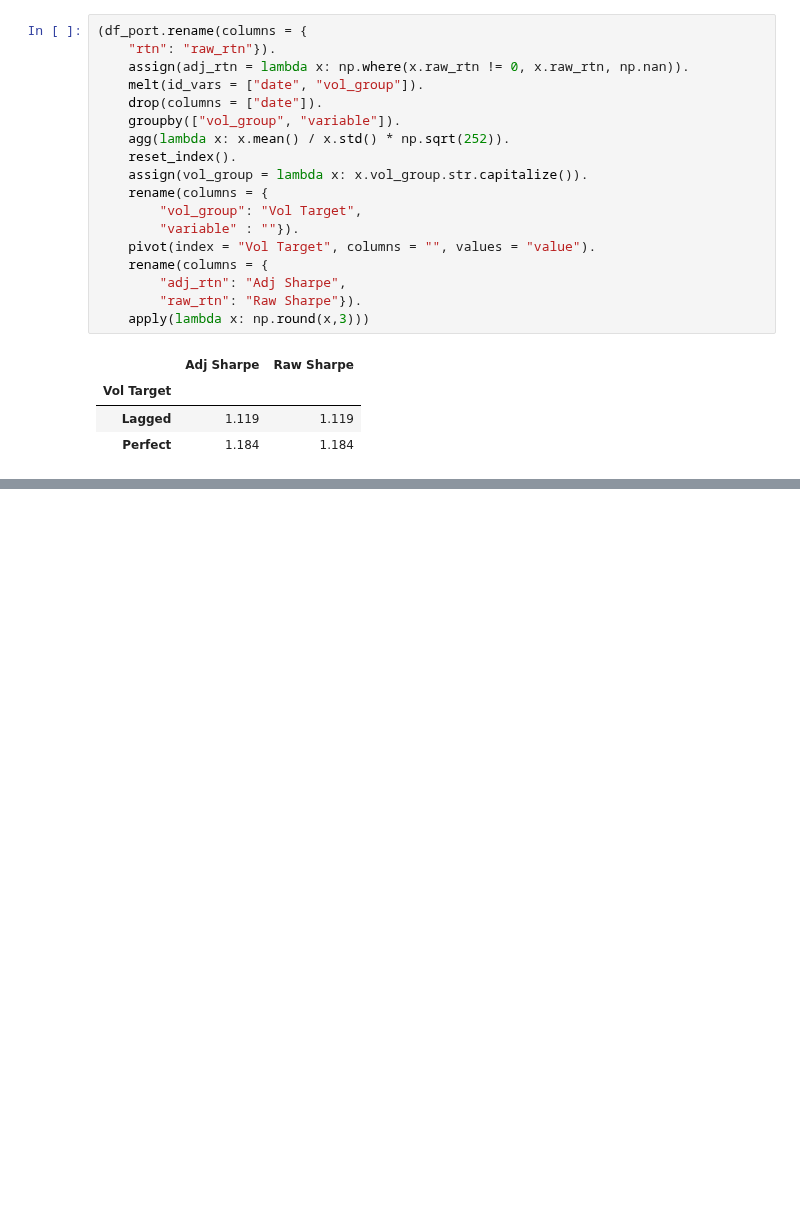
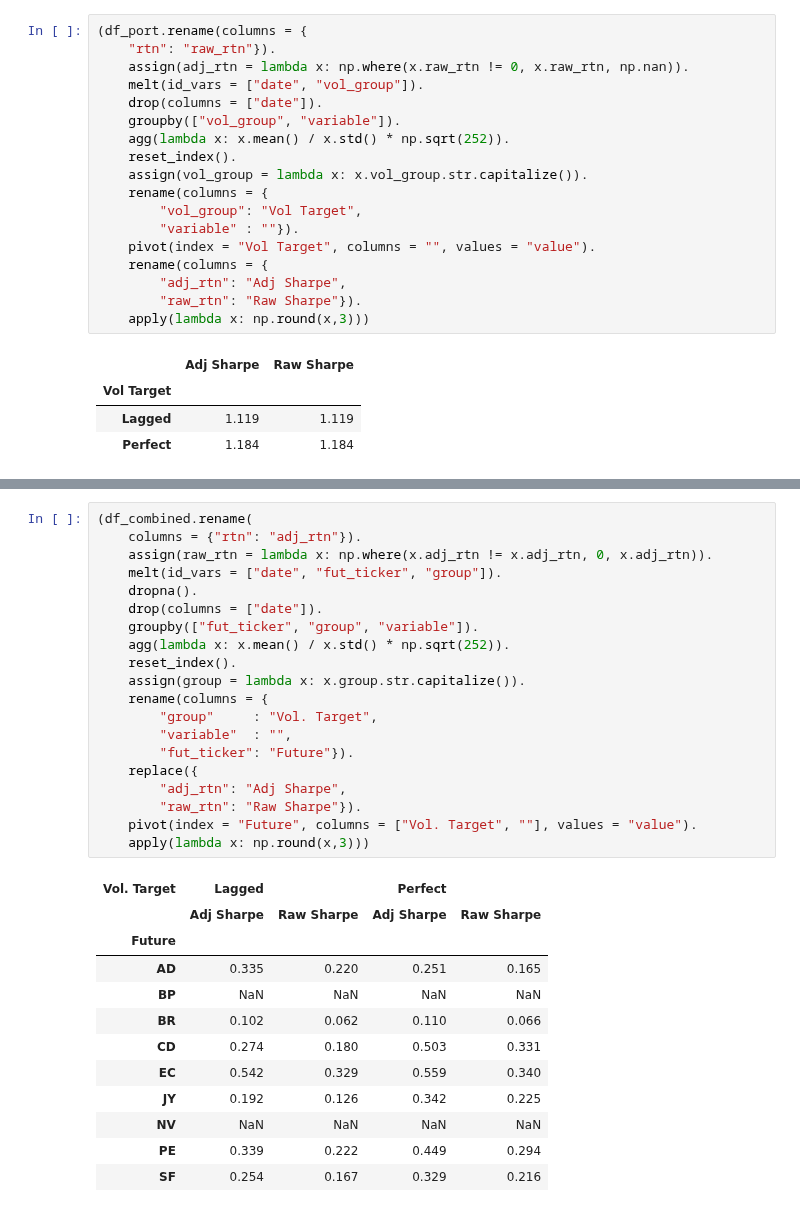
Before and after one commit to diegodalvarez/FXEquitySpillover, a Jupyter notebook: DeciledZScore.ipynb, the cells around one changed output, grey strips where cells are left out. Cells and saved outputs as stored; diff of their text form; blank space fills up the shorter version.

```diff
--- a/DeciledZScore.ipynb
+++ b/DeciledZScore.ipynb
@@ -354,0 +492,33 @@ plt.tight_layout()
+# %%
+(df_combined.rename(
+    columns = {"rtn": "adj_rtn"}).
+    assign(raw_rtn = lambda x: np.where(x.adj_rtn != x.adj_rtn, 0, x.adj_rtn)).
+    melt(id_vars = ["date", "fut_ticker", "group"]).
+    dropna().
+    drop(columns = ["date"]).
+    groupby(["fut_ticker", "group", "variable"]).
+    agg(lambda x: x.mean() / x.std() * np.sqrt(252)).
+    reset_index().
+    assign(group = lambda x: x.group.str.capitalize()).
+    rename(columns = {
+        "group"     : "Vol. Target",
+        "variable"  : "",
+        "fut_ticker": "Future"}).
+    replace({
+        "adj_rtn": "Adj Sharpe",
+        "raw_rtn": "Raw Sharpe"}).
+    pivot(index = "Future", columns = ["Vol. Target", ""], values = "value").
+    apply(lambda x: np.round(x,3)))
+# %% [output]
+| Vol. Target | Lagged |  | Perfect |  |
+|  | Adj Sharpe | Raw Sharpe | Adj Sharpe | Raw Sharpe |
+| Future |  |  |  |  |
+| AD | 0.335 | 0.220 | 0.251 | 0.165 |
+| BP | NaN | NaN | NaN | NaN |
+| BR | 0.102 | 0.062 | 0.110 | 0.066 |
+| CD | 0.274 | 0.180 | 0.503 | 0.331 |
+| EC | 0.542 | 0.329 | 0.559 | 0.340 |
+| JY | 0.192 | 0.126 | 0.342 | 0.225 |
+| NV | NaN | NaN | NaN | NaN |
+| PE | 0.339 | 0.222 | 0.449 | 0.294 |
+| SF | 0.254 | 0.167 | 0.329 | 0.216 |
```
Also changed, not shown: parts of 18 cells of this notebook.
